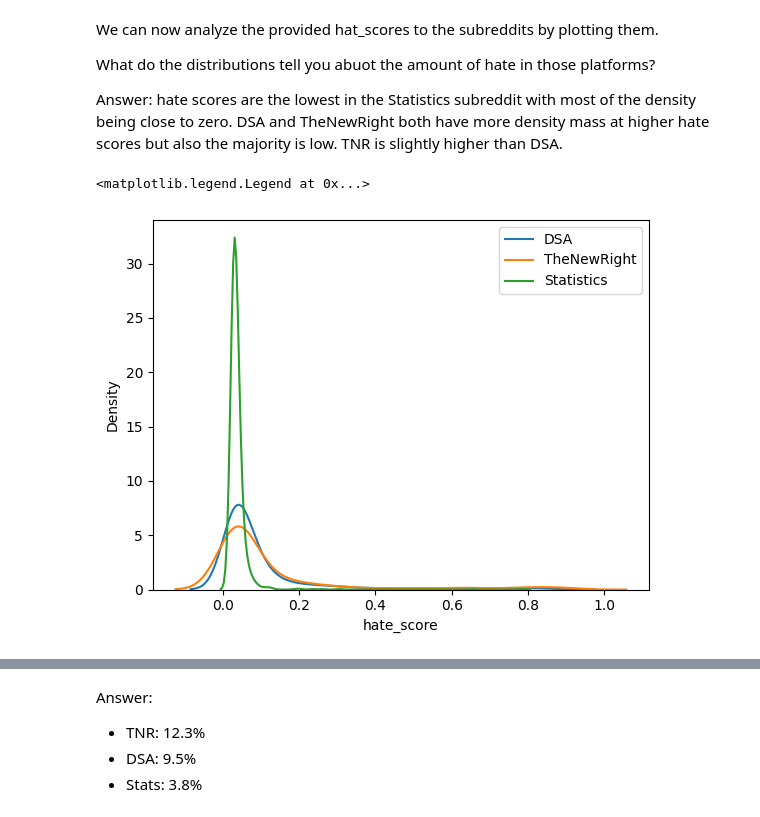
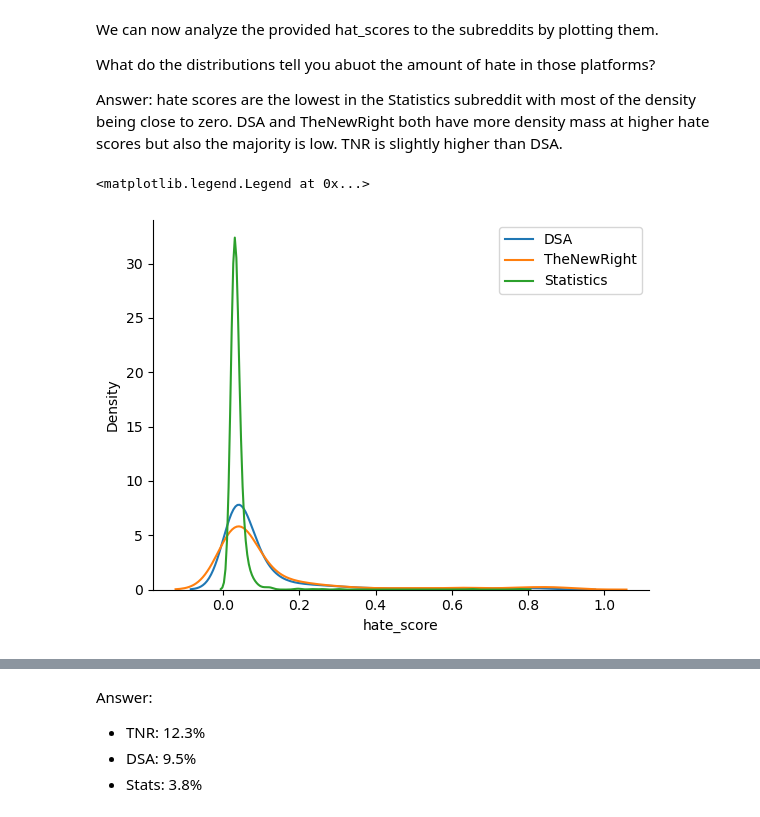
Before and after one commit to digitalTraceData/digitalTraceData.github.io, a Jupyter notebook: materials/lab5/lab5_solutions.ipynb, the cells around one changed output, grey strips where cells are left out. Saved outputs shown, nothing was run; the diff lists cells and outputs as text; code cells hidden in the pictures.

```diff
--- a/materials/lab5/lab5_solutions.ipynb
+++ b/materials/lab5/lab5_solutions.ipynb
@@ -61,28 +142,0 @@ The code below first loads the pre-trained classification model from [huggingfac
-# %%
-from transformers import pipeline
-
-# Create function to classify comments
-def classify_comment(pipe, comments):
-    # Truncate comments to first 512 characters to avoid error
-    truncated_comments = [comment[:512] for comment in comments]
-    results = pipe(truncated_comments)  # Process comments as a batch
-
-
-    return [result["score"] if   result["label"] in {"HATE", "negative"}
-                            else 1-result['score']
-            for result in results]  # Extract labels
-
-def label_data(data, sample_size=1000, model_name="Hate-speech-CNERG/dehatebert-mono-english", random_state=123, classify_comment=classify_comment):
-  """
-  Classifies comments in a DataFrame using a specified model.
-  """
-  # Load text classification pipeline with a model for hate speech detection
-  pipe = pipeline("text-classification", model=model_name, device=0)
-
-  # Draw a sample from non-deleted comments
-  sample_data = data.sample(n=sample_size, replace=False, random_state=random_state)
-
-  # Apply the classifier to the sampled comments
-  sample_data['hate_score'] = classify_comment(pipe, sample_data['body'])
-
-  return sample_data
@@ -137,12 +259,13 @@ Answer: hate scores are the lowest in the Statistics subreddit with most of the
 # %%
 import seaborn as sns
 import pylab as plt
 
 sns.kdeplot(df_dsa_label["hate_score"], label="DSA")
 sns.kdeplot(df_tnr_label["hate_score"], label="TheNewRight")
 sns.kdeplot(df_stats_label["hate_score"], label="Statistics")
+sns.despine()
 plt.legend()
 # %% [output]
 <matplotlib.legend.Legend at 0x...>
-[figure, old version]
+[figure, new version]
 # %%
```
Also changed, not shown: parts of 52 cells of this notebook, 5 other files.
